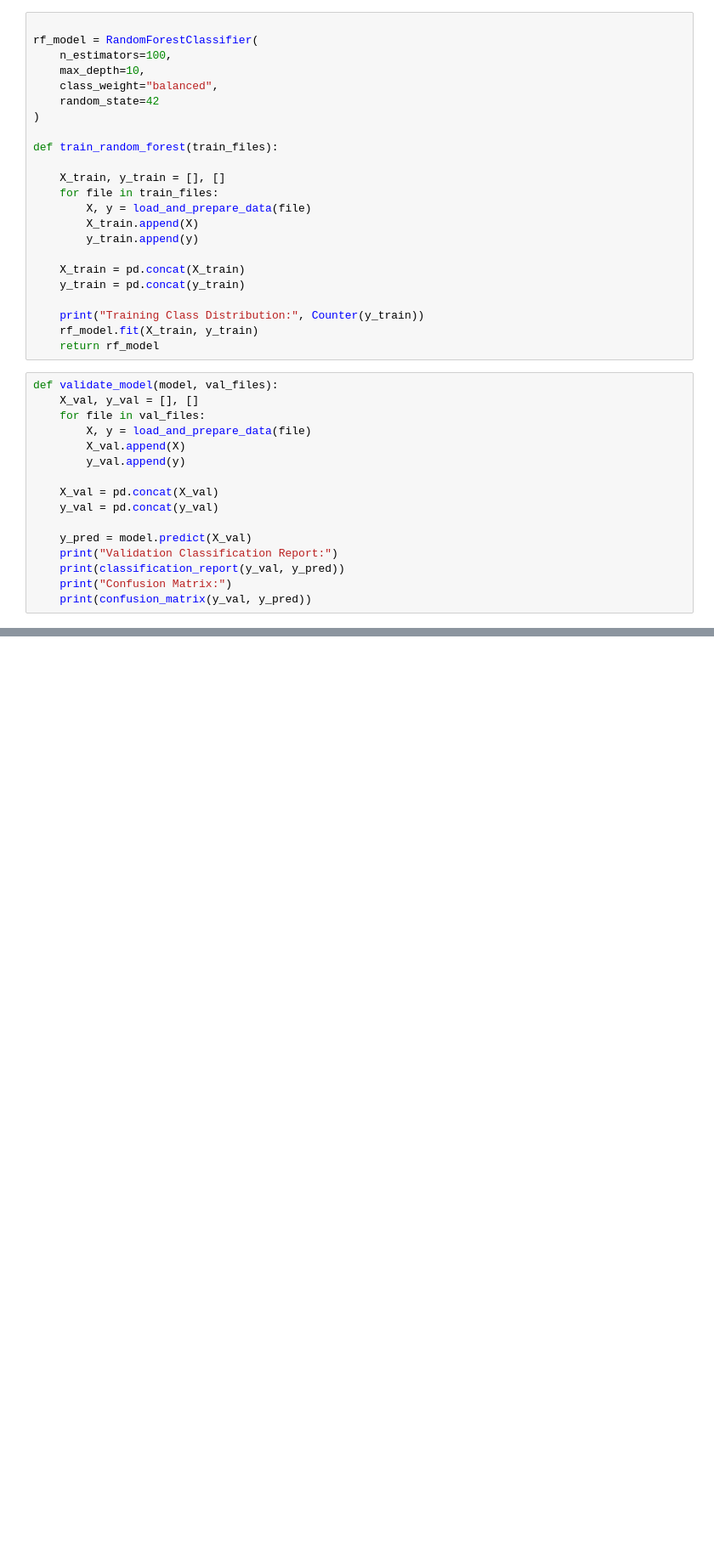
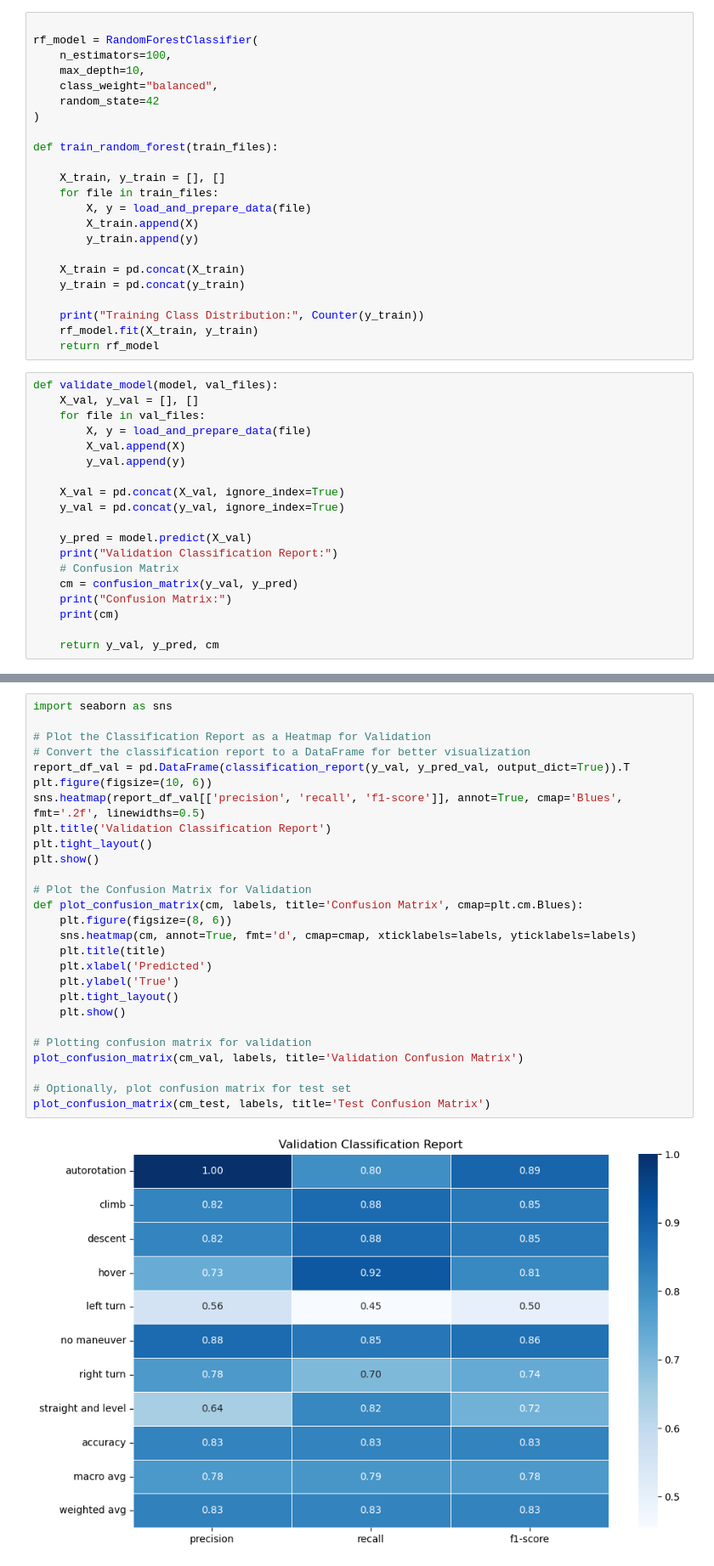
Before and after one commit to EtienneKaiser/loftdynamics, a Jupyter notebook: fit_model/fit_model.ipynb, the cells around one changed output, grey strips where cells are left out. Shown: that part at 85% size. Saved outputs shown, nothing was run; the diff lists cells and outputs as text; blank space fills up the shorter version.

```diff
--- a/fit_model/fit_model.ipynb
+++ b/fit_model/fit_model.ipynb
@@ -467,11 +461,14 @@ def validate_model(model, val_files):
         X_val.append(X)
         y_val.append(y)
 
-    X_val = pd.concat(X_val)
-    y_val = pd.concat(y_val)
+    X_val = pd.concat(X_val, ignore_index=True)
+    y_val = pd.concat(y_val, ignore_index=True)
 
     y_pred = model.predict(X_val)
     print("Validation Classification Report:")
-    print(classification_report(y_val, y_pred))
+    # Confusion Matrix
+    cm = confusion_matrix(y_val, y_pred)
     print("Confusion Matrix:")
-    print(confusion_matrix(y_val, y_pred))
+    print(cm)
+
+    return y_val, y_pred, cm
@@ -529,0 +616,29 @@ Overall Recall: 0.81982201420981
+# %%
+import seaborn as sns
+
+# Plot the Classification Report as a Heatmap for Validation
+# Convert the classification report to a DataFrame for better visualization
+report_df_val = pd.DataFrame(classification_report(y_val, y_pred_val, output_dict=True)).T
+plt.figure(figsize=(10, 6))
+sns.heatmap(report_df_val[['precision', 'recall', 'f1-score']], annot=True, cmap='Blues', fmt='.2f', linewidths=0.5)
+plt.title('Validation Classification Report')
+plt.tight_layout()
+plt.show()
+
+# Plot the Confusion Matrix for Validation
+def plot_confusion_matrix(cm, labels, title='Confusion Matrix', cmap=plt.cm.Blues):
+    plt.figure(figsize=(8, 6))
+    sns.heatmap(cm, annot=True, fmt='d', cmap=cmap, xticklabels=labels, yticklabels=labels)
+    plt.title(title)
+    plt.xlabel('Predicted')
+    plt.ylabel('True')
+    plt.tight_layout()
+    plt.show()
+
+# Plotting confusion matrix for validation
+plot_confusion_matrix(cm_val, labels, title='Validation Confusion Matrix')
+
+# Optionally, plot confusion matrix for test set
+plot_confusion_matrix(cm_test, labels, title='Test Confusion Matrix')
+# %% [output]
+[figure, added]
```
Also changed, not shown: parts of 15 cells of this notebook.
